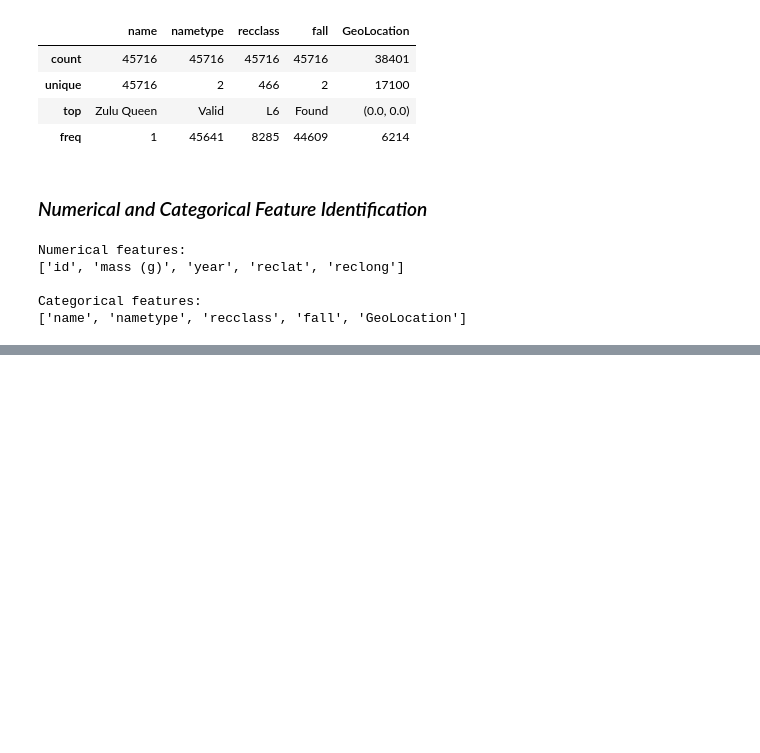
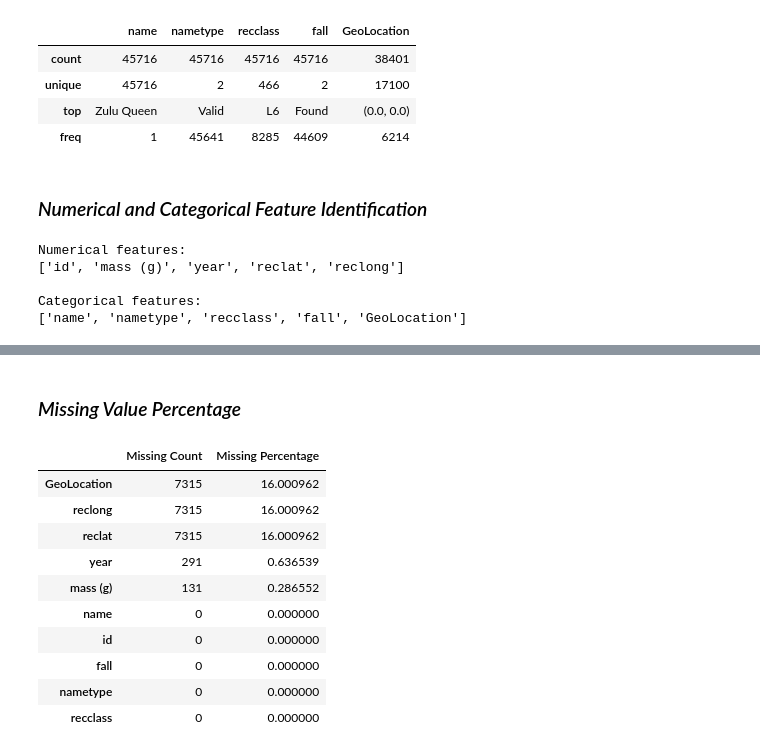
Before and after one commit to manaswiniyoshitha2006-netizen/ML-Evaluation, a Jupyter notebook: notebooks/clustering.ipynb, the cells around one changed output, grey strips where cells are left out. Cells and saved outputs as stored; diff of their text form; code cells hidden in the pictures; blank space fills up the shorter version.

Commit message:
Add missing value and duplicate analysis

```diff
--- a/notebooks/clustering.ipynb
+++ b/notebooks/clustering.ipynb
@@ -229,0 +253,27 @@ Categorical features:
+# %% [markdown]
+### *Missing Value Percentage*
+# %%
+missing_summary = pd.DataFrame({
+    "Missing Count": df.isnull().sum(),
+    "Missing Percentage":
+        (df.isnull().sum() / len(df)) * 100
+})
+
+missing_summary = missing_summary.sort_values(
+    by="Missing Percentage",
+    ascending=False
+)
+
+missing_summary
+# %% [output]
+|  | Missing Count | Missing Percentage |
+| GeoLocation | 7315 | 16.000962 |
+| reclong | 7315 | 16.000962 |
+| reclat | 7315 | 16.000962 |
+| year | 291 | 0.636539 |
+| mass (g) | 131 | 0.286552 |
+| name | 0 | 0.000000 |
+| id | 0 | 0.000000 |
+| fall | 0 | 0.000000 |
+| nametype | 0 | 0.000000 |
+| recclass | 0 | 0.000000 |
```
Also changed, not shown: parts of 10 cells of this notebook.
